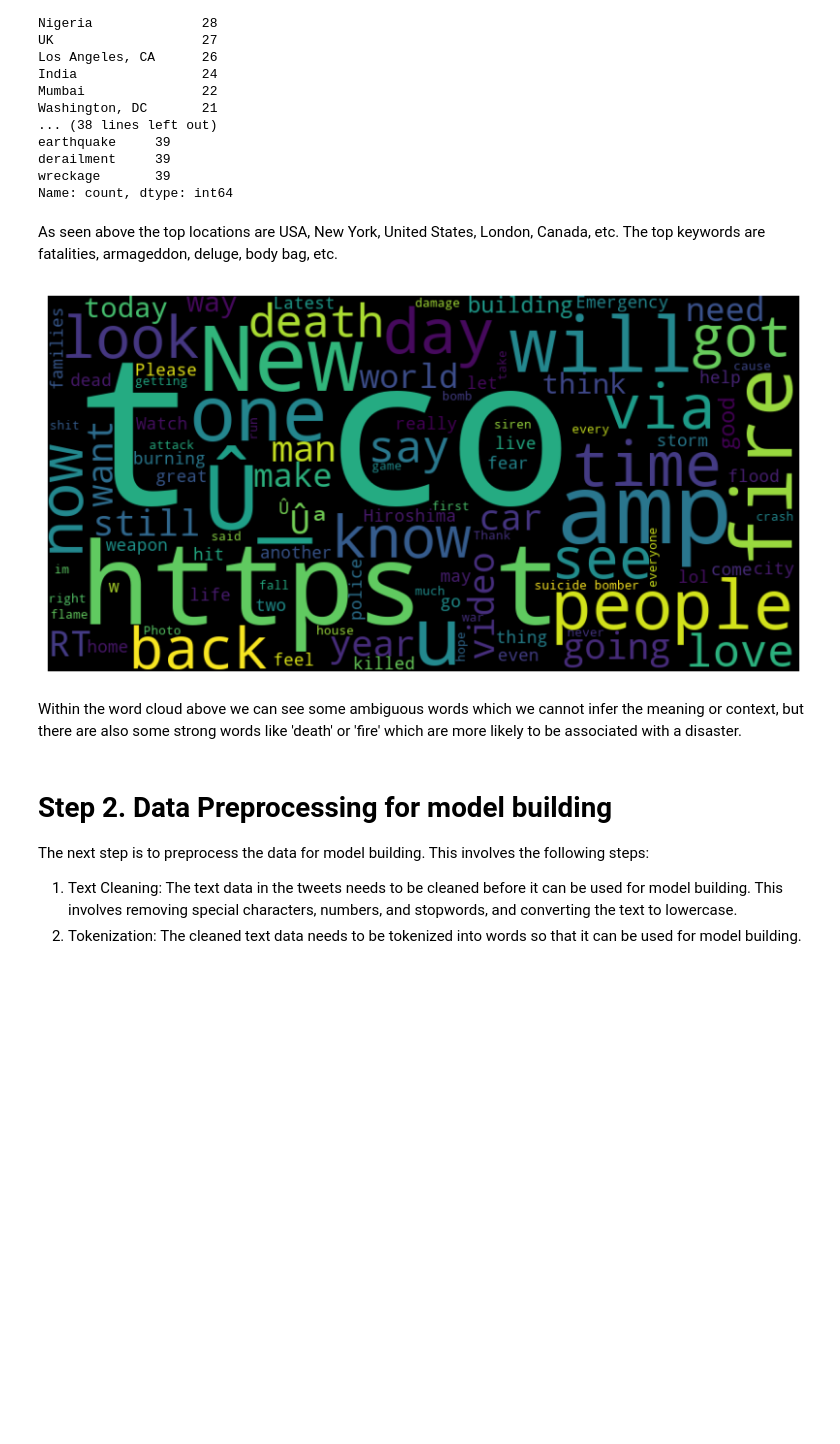
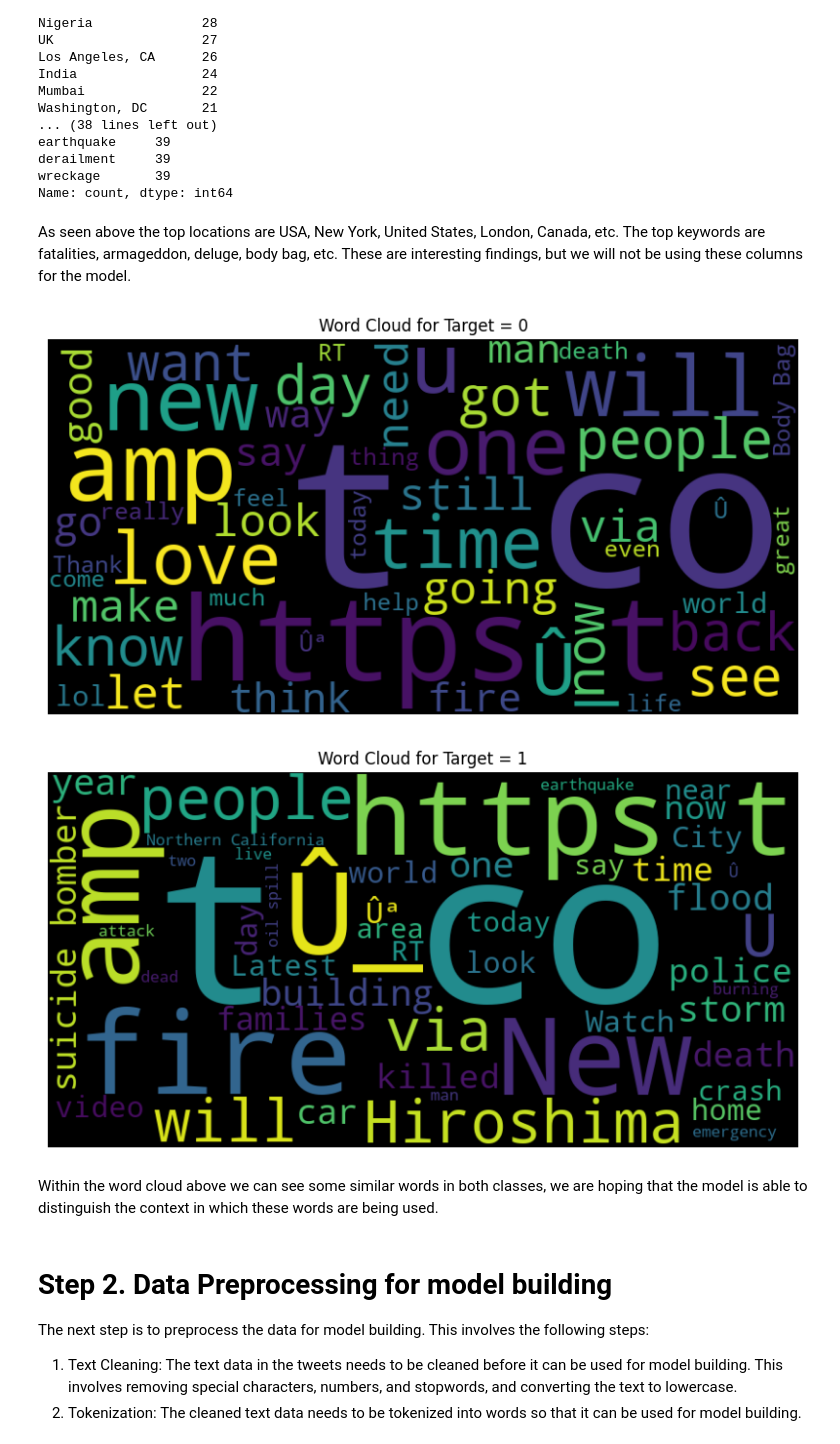
Before and after one commit to DataChemE/Disaster-Tweets, a Jupyter notebook: tweet_prediction.ipynb, the cells around one changed output. Cells and saved outputs as stored; diff of their text form; code cells hidden in the pictures; blank space fills up the shorter version.

```diff
--- a/tweet_prediction.ipynb
+++ b/tweet_prediction.ipynb
@@ -122,18 +124,31 @@ derailment     39
 wreckage       39
 Name: count, dtype: int64
 # %% [markdown]
-As seen above the top locations are USA, New York, United States, London, Canada, etc. The top keywords are fatalities, armageddon, deluge, body bag, etc.
+As seen above the top locations are USA, New York, United States, London, Canada, etc. The top keywords are fatalities, armageddon, deluge, body bag, etc. These are interesting findings, but we will not be using these columns for the model.
 # %%
-# Generate a Word Cloud to visualize the most common words in the tweets
-wc = WordCloud(width=800, height=400, max_words=100).generate(' '.join(tweets['text']))
-plt.figure(figsize=(10, 10))
-plt.imshow(wc, interpolation='bilinear')
-plt.axis('off')
-plt.show()
+# Generate a Word Cloud to visualize the most common words in the tweets for each target class
+tweets_target_0 = tweets[tweets['target'] == 0]['text']
+tweets_target_1 = tweets[tweets['target'] == 1]['text']
+
+# Function to generate and display word cloud
+def generate_word_cloud(text, title):
+    wc = WordCloud(width=800, height=400, max_words=50).generate(' '.join(text))
+    plt.figure(figsize=(10, 5))
+    plt.imshow(wc, interpolation='bilinear')
+    plt.axis('off')
+    plt.title(title)
+    plt.show()
+
+# Generate word cloud for target = 0
+generate_word_cloud(tweets_target_0, 'Word Cloud for Target = 0')
+
+# Generate word cloud for target = 1
+generate_word_cloud(tweets_target_1, 'Word Cloud for Target = 1')
 # %% [output]
-[figure, old version]
+[figure, new version]
+[figure, added]
-# %% [markdown]
-Within the word cloud above we can see some ambiguous words which we cannot infer the meaning or context, but there are also some strong words like 'death' or 'fire' which are more likely to be associated with a disaster.
+# %% [markdown]
+Within the word cloud above we can see some similar words in both classes, we are hoping that the model is able to distinguish the context in which these words are being used.
 # %% [markdown]
 # Step 2. Data Preprocessing for model building
 
```
Also changed, not shown: parts of 17 cells of this notebook, 5 other files.
